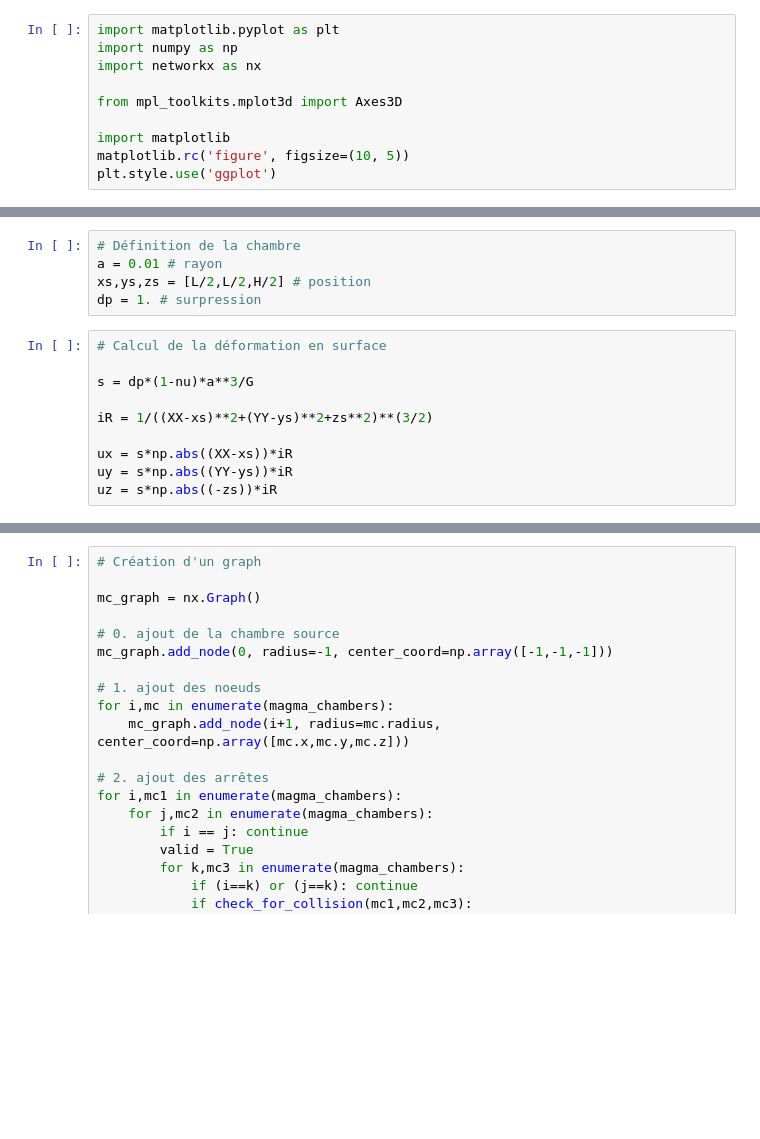
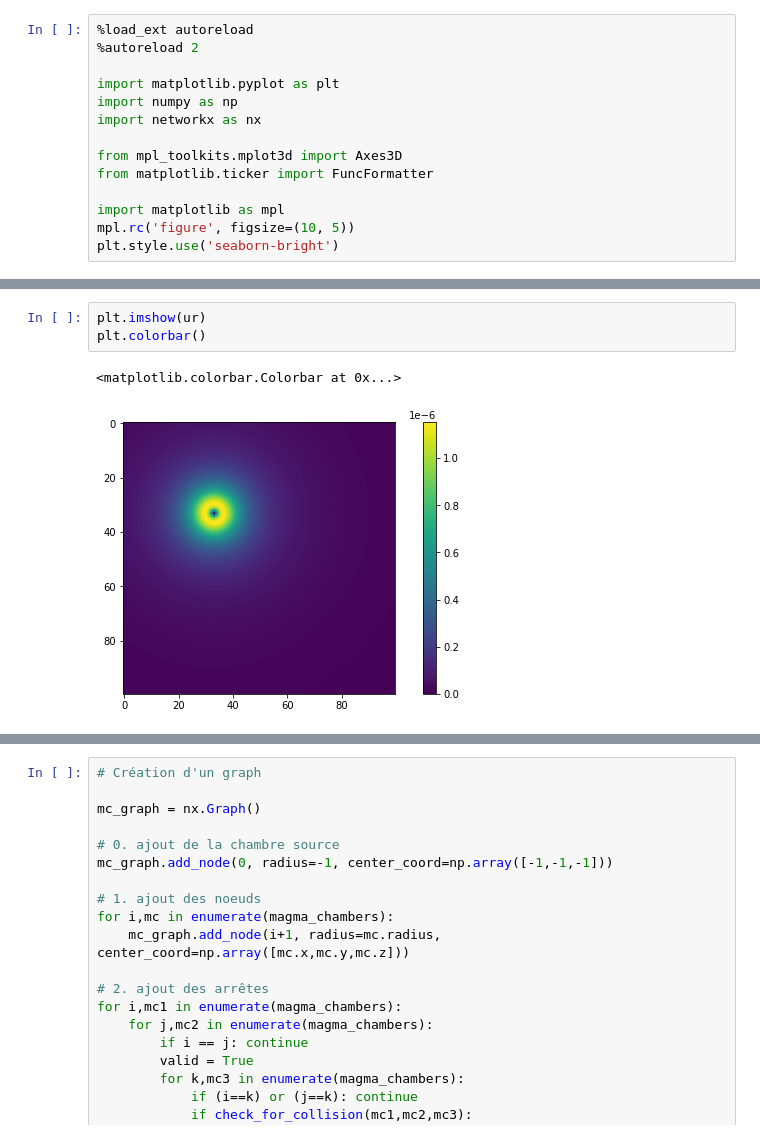
Before and after one commit to sbrisson-sudo/magma_chambers_network, a Jupyter notebook: src/surface_deformation.ipynb, the cells around one changed output, grey strips where cells are left out. Cells and saved outputs as stored; diff of their text form; blank space fills up the shorter version.

```diff
--- a/src/surface_deformation.ipynb
+++ b/src/surface_deformation.ipynb
@@ -1,10 +1,14 @@
 # %%
+%load_ext autoreload
+%autoreload 2
+
 import matplotlib.pyplot as plt
 import numpy as np
 import networkx as nx
 
 from mpl_toolkits.mplot3d import Axes3D
+from matplotlib.ticker import FuncFormatter
 
-import matplotlib
-matplotlib.rc('figure', figsize=(10, 5))
-plt.style.use('ggplot')
+import matplotlib as mpl
+mpl.rc('figure', figsize=(10, 5))
+plt.style.use('seaborn-bright')
@@ -23,16 +54,7 @@ XX,YY = np.meshgrid(X,Y)
-# %%
-# Définition de la chambre
-a = 0.01 # rayon
-xs,ys,zs = [L/2,L/2,H/2] # position
-dp = 1. # surpression
-# %%
-# Calcul de la déformation en surface
-
-s = dp*(1-nu)*a**3/G
-
-iR = 1/((XX-xs)**2+(YY-ys)**2+zs**2)**(3/2)
-
-ux = s*np.abs((XX-xs))*iR
-uy = s*np.abs((YY-ys))*iR
-uz = s*np.abs((-zs))*iR
+# %%
+plt.imshow(ur)
+plt.colorbar()
+# %% [output]
+<matplotlib.colorbar.Colorbar at 0x...>
+[figure, added]
 # %%
```
Also changed, not shown: parts of 29 cells of this notebook, 20 other files.
